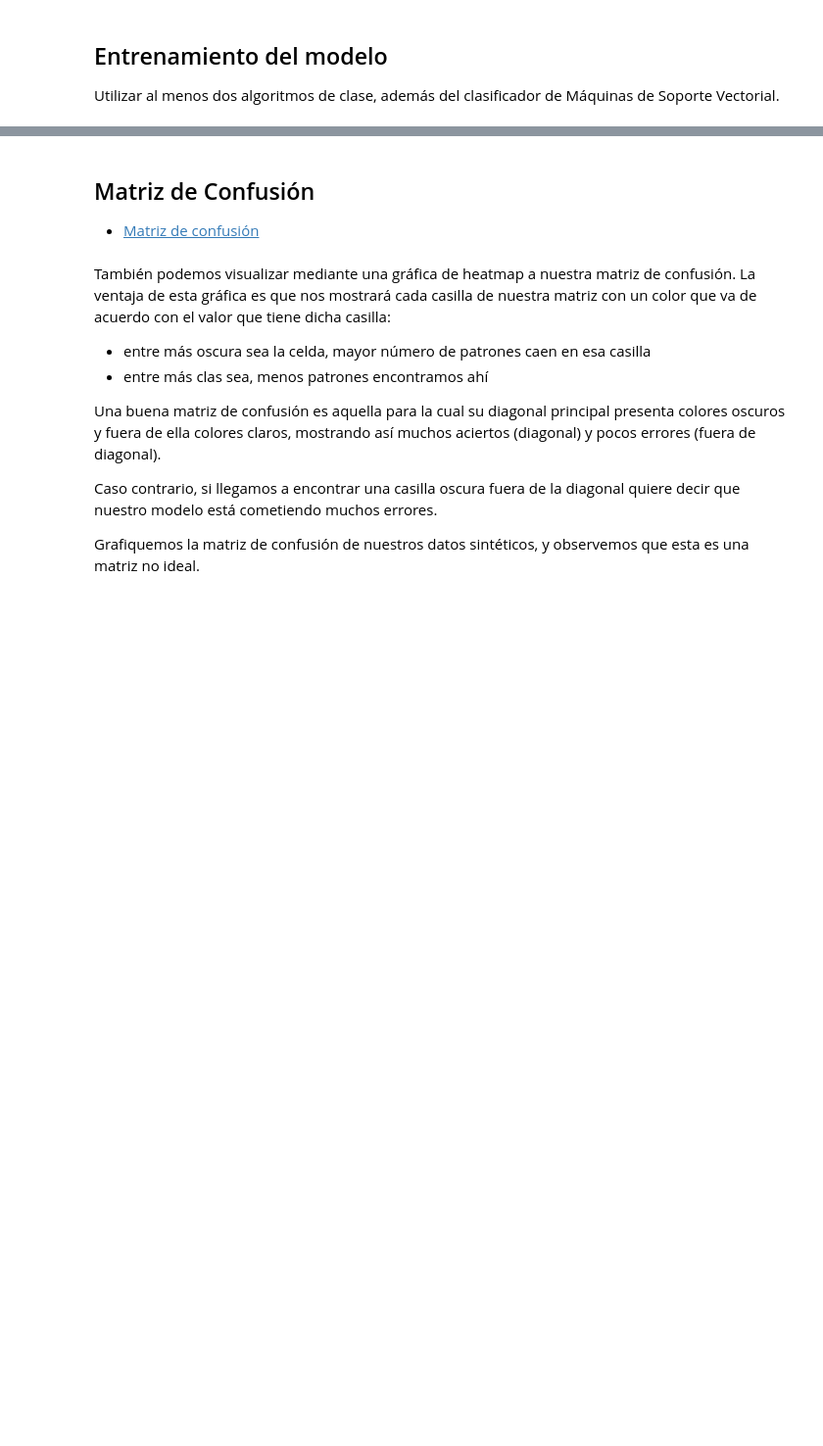
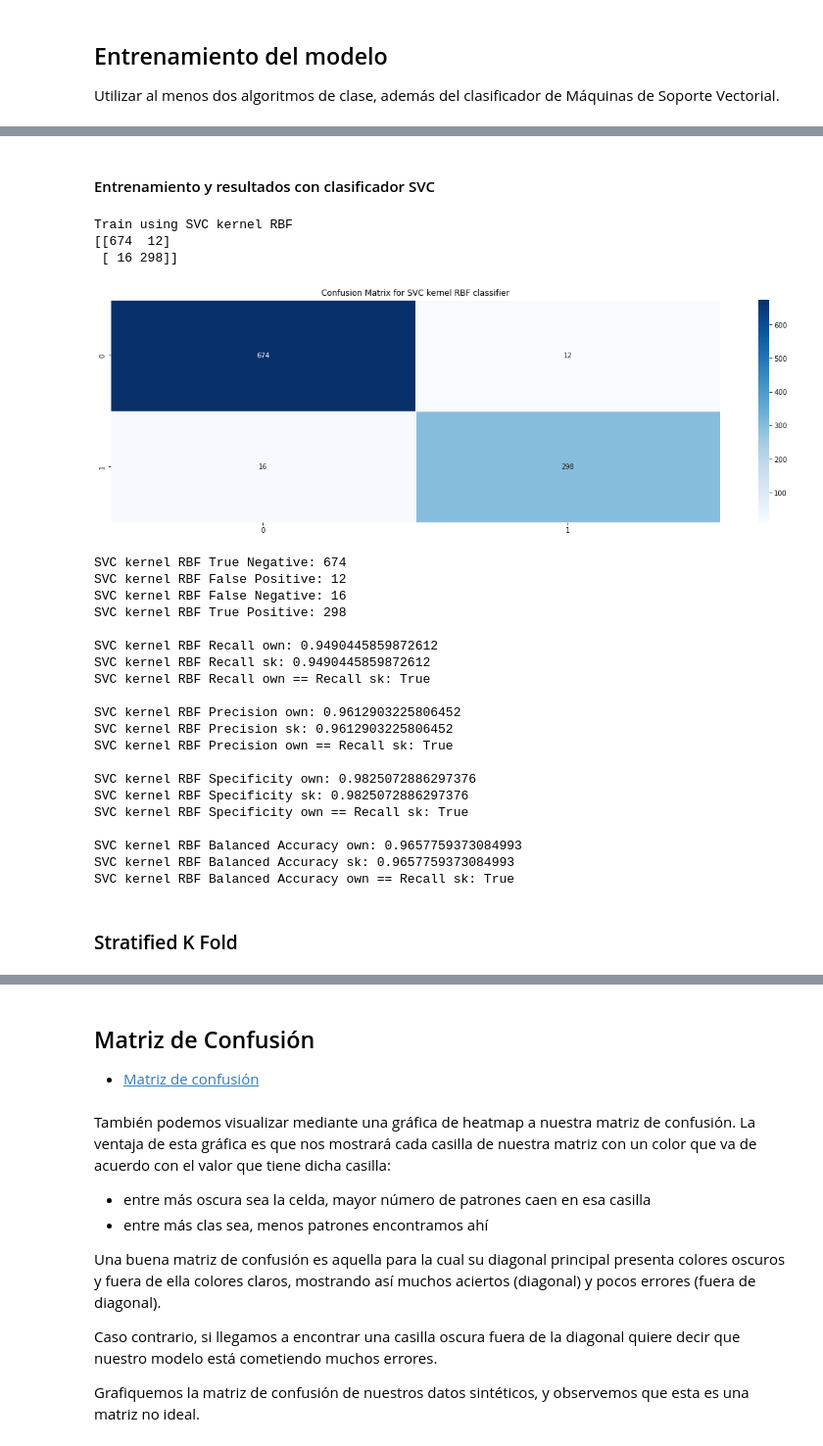
Before and after one commit to Monolite/ml-course, a Jupyter notebook: lesson-3/ml_clasificacion_proyecto.ipynb, the cells around one changed output, grey strips where cells are left out. Shown at 98% size. Cells and saved outputs as stored; diff of their text form; code cells hidden in the pictures; blank space fills up the shorter version.

```diff
--- a/lesson-3/ml_clasificacion_proyecto.ipynb
+++ b/lesson-3/ml_clasificacion_proyecto.ipynb
@@ -236,0 +364,39 @@ crearemos un vector de *predicciones* de manera aleatoria.
+# %% [markdown]
+#### Entrenamiento y resultados con clasificador SVC
+# %%
+from sklearn import svm
+
+rbf = svm.SVC(kernel='rbf')
+rbf.fit(ho_X_train_std, ho_y_train)
+rbf_ho_y_pred_std = rbf.predict(ho_X_test_std)
+
+rbf_ho_y_pred_std = train(rbf, 'SVC kernel RBF', ho_X_train_std, ho_X_test_std, ho_y_train)
+
+get_conf_matrix_report('SVC kernel RBF', ho_y_test, rbf_ho_y_pred_std)
+# %% [output]
+Train using SVC kernel RBF
+[[674  12]
+ [ 16 298]]
+[figure, added]
+SVC kernel RBF True Negative: 674
+SVC kernel RBF False Positive: 12
+SVC kernel RBF False Negative: 16
+SVC kernel RBF True Positive: 298
+
+SVC kernel RBF Recall own: 0.9490445859872612
+SVC kernel RBF Recall sk: 0.9490445859872612
+SVC kernel RBF Recall own == Recall sk: True
+
+SVC kernel RBF Precision own: 0.9612903225806452
+SVC kernel RBF Precision sk: 0.9612903225806452
+SVC kernel RBF Precision own == Recall sk: True
+
+SVC kernel RBF Specificity own: 0.9825072886297376
+SVC kernel RBF Specificity sk: 0.9825072886297376
+SVC kernel RBF Specificity own == Recall sk: True
+
+SVC kernel RBF Balanced Accuracy own: 0.9657759373084993
+SVC kernel RBF Balanced Accuracy sk: 0.9657759373084993
+SVC kernel RBF Balanced Accuracy own == Recall sk: True
+# %% [markdown]
+### Stratified K Fold
```
Also changed, not shown: parts of 14 cells of this notebook.
